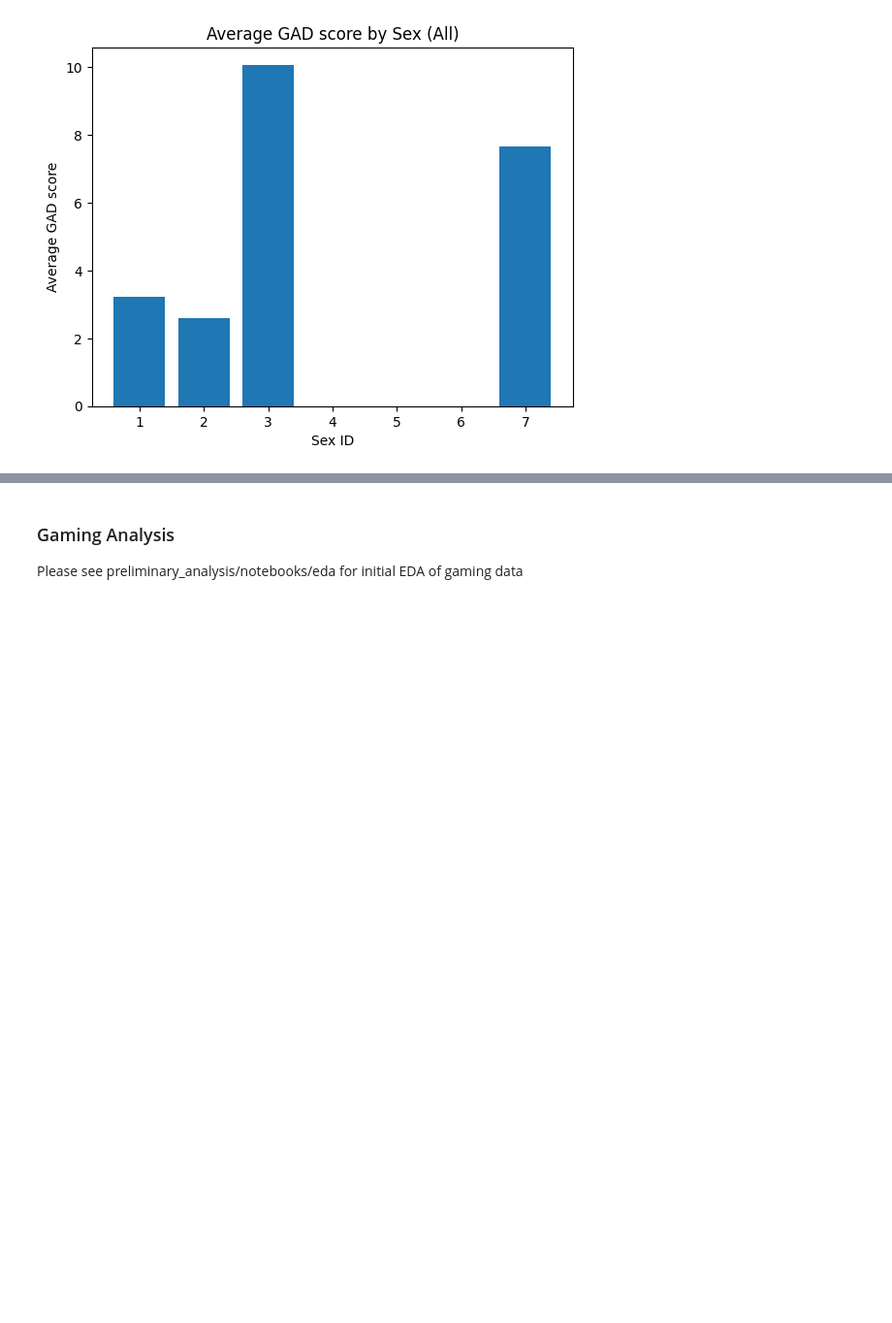
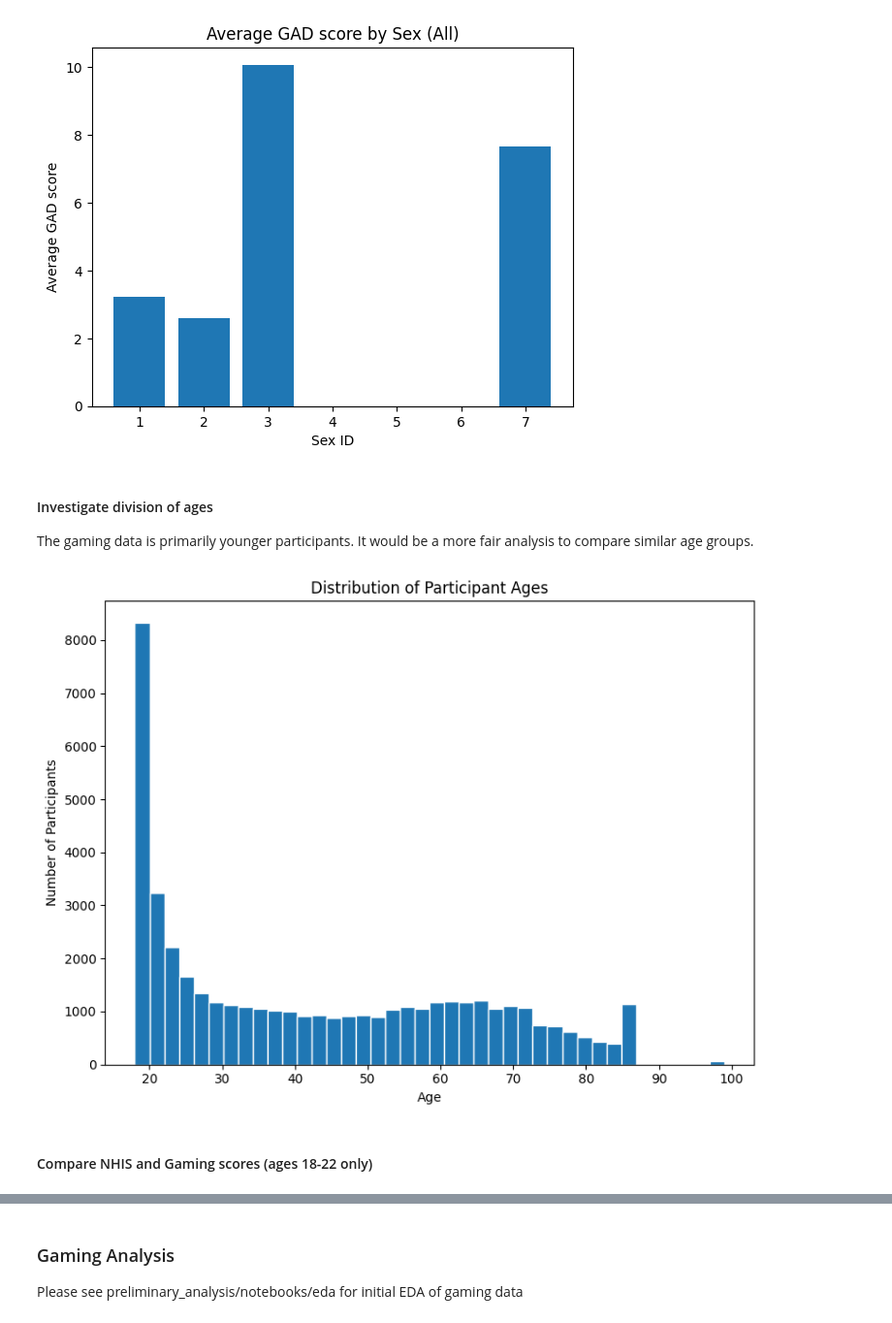
Before and after one commit to amallred/gaming-mental-health-analysis, a Jupyter notebook: notebooks/gad_eda.ipynb, the cells around one changed output, grey strips where cells are left out. Shown at 97% size. Drawn from its saved outputs; the diff is of its cells as text; code cells hidden in the pictures; blank space fills up the shorter version.

```diff
--- a/notebooks/gad_eda.ipynb
+++ b/notebooks/gad_eda.ipynb
@@ -724,3 +722,27 @@ sex_counts = df.groupby('sex_id')['GAD_total'].mean()
 visualize_count_plot(sex_counts, 'Sex ID', 'Average GAD score', 'Average GAD score by Sex (All)')
 # %% [output]
 [figure]
+# %% [markdown]
+#### Investigate division of ages
+The gaming data is primarily younger participants. It would be a more fair analysis to compare similar age groups.
+# %%
+plt.figure(figsize=(8,6))
+
+# Age ranges from 18-99
+# Largest concentration of participants from 18-22
+plt.hist(
+    df['age'],
+    bins=40,
+    edgecolor = "white"
+)
+
+plt.xlabel('Age')
+plt.ylabel('Number of Participants')
+plt.title('Distribution of Participant Ages')
+
+plt.tight_layout()
+plt.show()
+# %% [output]
+[figure, added]
+# %% [markdown]
+#### Compare NHIS and Gaming scores (ages 18-22 only)
```
Also changed, not shown: parts of 22 cells of this notebook, 4 other files.
